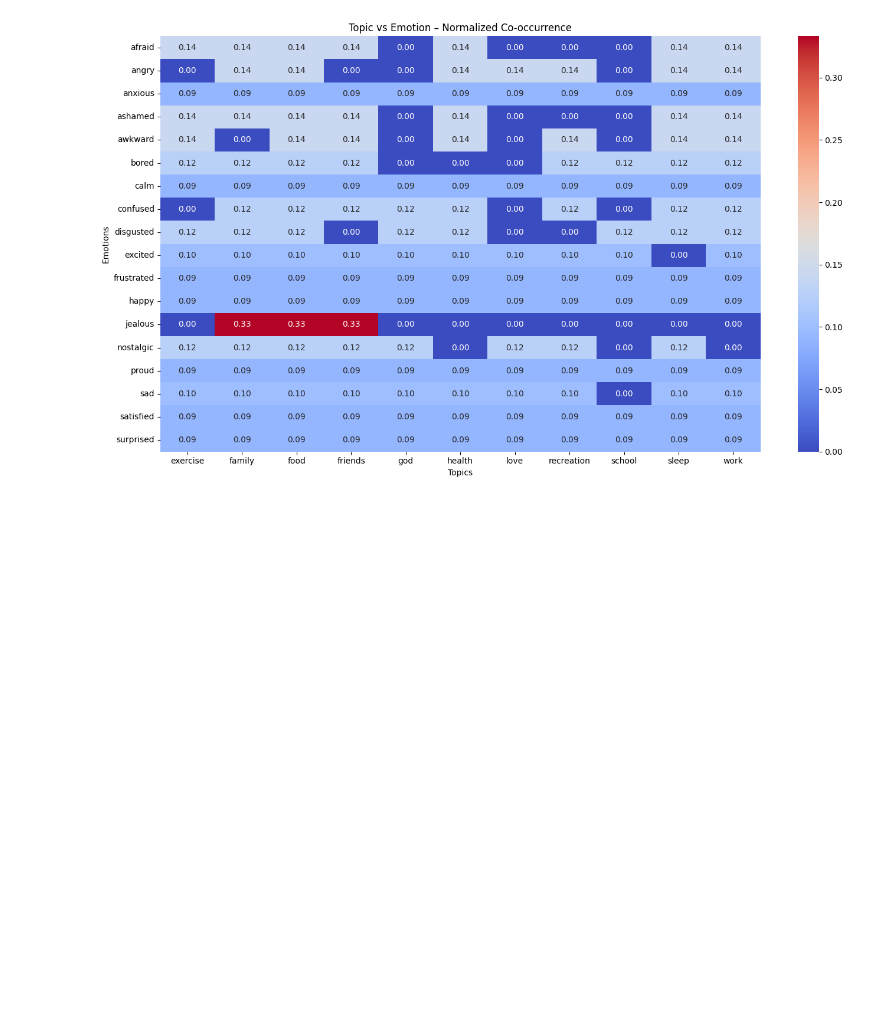
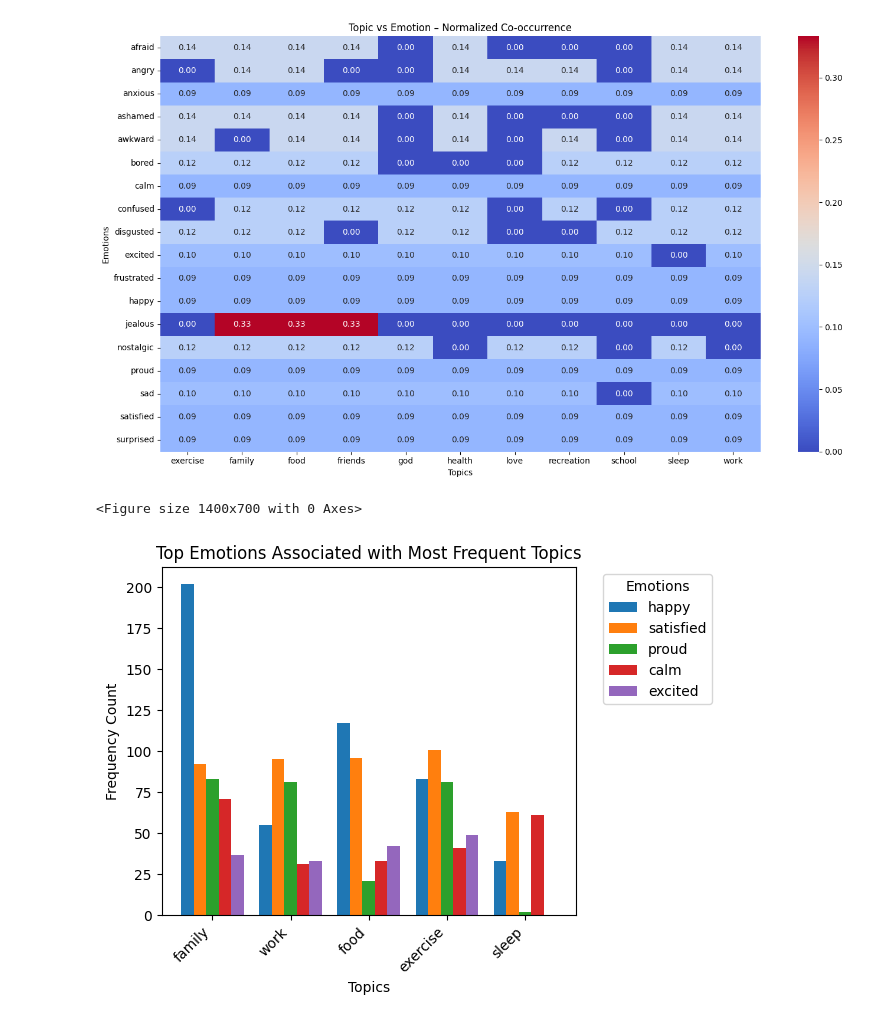
Before and after one commit to Jameshillers/ANN_final, a Jupyter notebook: topic_emotion_correlation.ipynb, the cells around one changed output. Cells and saved outputs as stored; diff of their text form; code cells hidden in the pictures; blank space fills up the shorter version.

Commit message:
visualizations and working on the model

```diff
--- a/topic_emotion_correlation.ipynb
+++ b/topic_emotion_correlation.ipynb
@@ -36,3 +36,34 @@ plt.show()
 # %% [output]
 [figure]
 [figure]
+# %%
+
+topic_frequencies = df[topic_cols].sum().sort_values(ascending=False)
+top_topics = topic_frequencies.head(5).index
+
+emotion_topic_relationship = pd.DataFrame(0, index=emotion_cols, columns=topic_cols)
+
+for topic in topic_cols:
+    for emotion in emotion_cols:
+        emotion_topic_relationship.loc[emotion, topic] = (
+            df[emotion].astype(int) & df[topic].astype(int)
+        ).sum()
+
+emotion_sums = emotion_topic_relationship[top_topics].sum(axis=1)
+top_emotions = emotion_sums.nlargest(5).index
+
+filtered_data = emotion_topic_relationship.loc[top_emotions, top_topics]
+filtered_data_transposed = filtered_data.T
+
+plt.figure(figsize=(14, 7))
+filtered_data_transposed.plot(kind="bar", width=0.8)
+plt.title("Top Emotions Associated with Most Frequent Topics")
+plt.ylabel("Frequency Count")
+plt.xlabel("Topics")
+plt.xticks(rotation=45, ha='right')
+plt.legend(title="Emotions", bbox_to_anchor=(1.05, 1), loc='upper left')
+plt.tight_layout()
+plt.show()
+# %% [output]
+<Figure size 1400x700 with 0 Axes>
+[figure, added]
```
Also changed, not shown: parts of 5 cells of this notebook, 2 other files.
